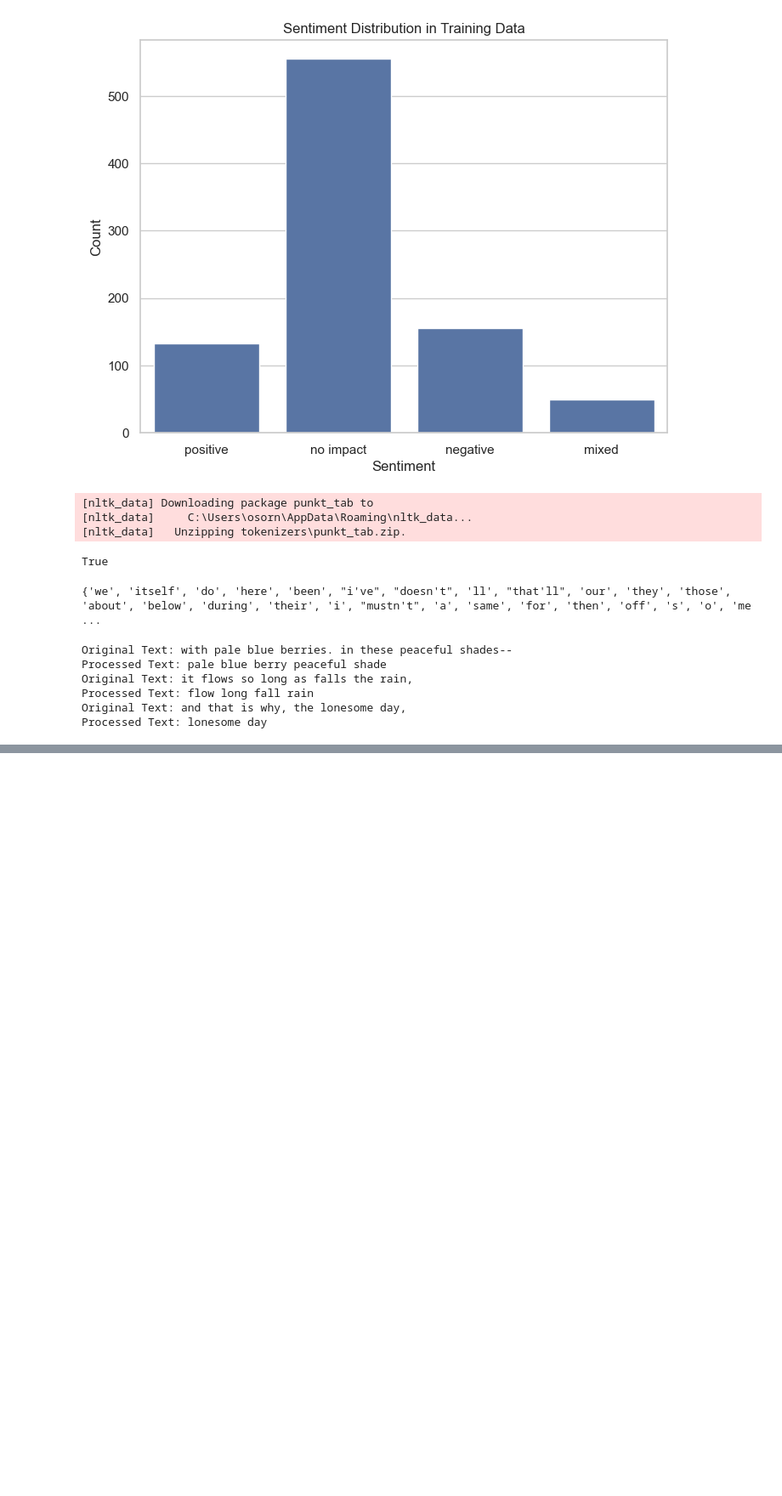
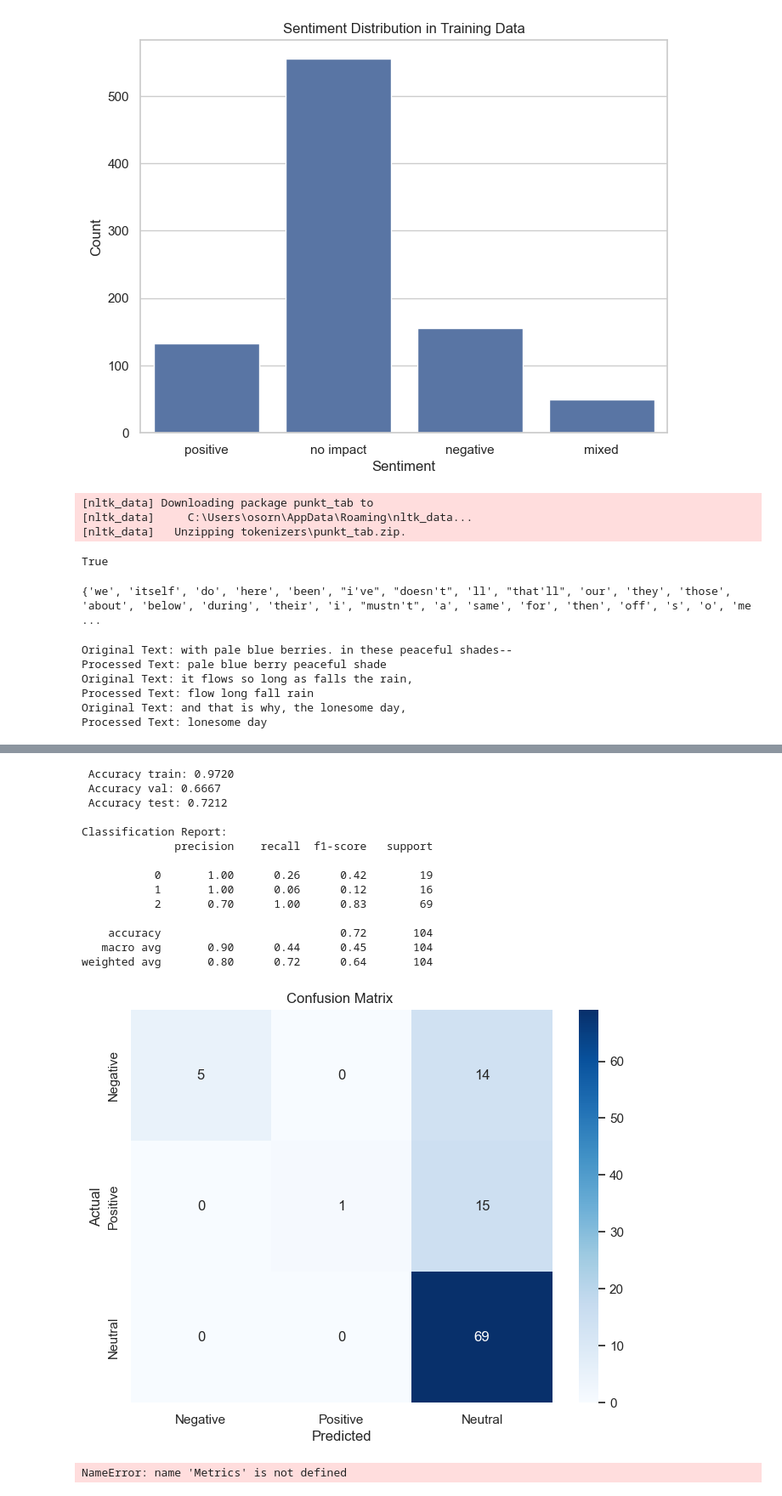
Before and after one commit to erikosobot/Sentiment-Analysis, a Jupyter notebook: SentimentAnalysis.ipynb, the cells around one changed output, grey strips where cells are left out. Shown at 85% size. Cells and saved outputs as stored; diff of their text form; code cells hidden in the pictures; blank space fills up the shorter version.

```diff
--- a/SentimentAnalysis.ipynb
+++ b/SentimentAnalysis.ipynb
@@ -475,3 +475,25 @@ Original Text: and that is why, the lonesome day,
 Processed Text: lonesome day
 # %%
 df_test=df_test.dropna(subset=['verse_text'])
+# %%
+CountVect=CountVectorizer(max_features=10000)
+X_train_cv=CountVect.fit_transform(df_train['processed_text'])
+
+#Oversampling
+'''
+from imblearn.over_sampling import RandomOverSampler
+ros=RandomOverSampler(random_state=42)
+X_train_cv_resam,y_train_resam=ros.fit_resample(X_train_cv,df_train['label'])
+
+'''
+X_test_cv=CountVect.transform(df_test['processed_text'])
+X_val_cv=CountVect.transform(df_validation['processed_text'])
+y_train=df_train['label']
+y_test=df_test['label']
+y_val=df_validation['label']
+# %%
+model=MultinomialNB()
+model.fit(X_train_cv,y_train)
+y_pred=model.predict(X_test_cv)
+print("Prediccion: ",y_pred)
+print("Real: ", y_test)
@@ -477,0 +516,51 @@ df_test=df_test.dropna(subset=['verse_text'])
+# %%
+#   Evaluate the mode
+accuracy_train = accuracy_score(y_train, model.predict(X_train_cv))
+accuracy_val=accuracy_score(y_val,model.predict(X_val_cv))
+accuracy_test = accuracy_score(y_test, y_pred)
+print(f" Accuracy train: {accuracy_train:.4f}")
+print(f" Accuracy val: {accuracy_val:.4f}")
+print(f" Accuracy test: {accuracy_test:.4f}")
+
+  # Generate classification report
+print("\nClassification Report:")
+print(classification_report(y_test, y_pred))
+
+    # Generate confusion matrix
+cm = confusion_matrix(y_test, y_pred)
+plt.figure(figsize=(8, 6))
+sns.heatmap(cm, annot=True, fmt='d', cmap='Blues',
+                xticklabels=['Negative', 'Positive', 'Neutral'],
+                yticklabels=['Negative', 'Positive', 'Neutral'])
+plt.xlabel('Predicted')
+plt.ylabel('Actual')
+plt.title(f'Confusion Matrix ')
+plt.show()
+# %% [output]
+ Accuracy train: 0.9720
+ Accuracy val: 0.6667
+ Accuracy test: 0.7212
+
+Classification Report:
+              precision    recall  f1-score   support
+
+           0       1.00      0.26      0.42        19
+           1       1.00      0.06      0.12        16
+           2       0.70      1.00      0.83        69
+
+    accuracy                           0.72       104
+   macro avg       0.90      0.44      0.45       104
+weighted avg       0.80      0.72      0.64       104
+[figure, added]
+# %%
+#Metrics
+
+#Confusion matrix
+print("Confusion Matrix:")
+print(confusion_matrix(y_test, y_pred))
+
+#Classification report
+print("\nClassification Report:")
+print(classification_report(y_test, y_pred))
+# %% [output]
+NameError: name 'Metrics' is not defined
```
Also changed, not shown: parts of 1 cell of this notebook.
